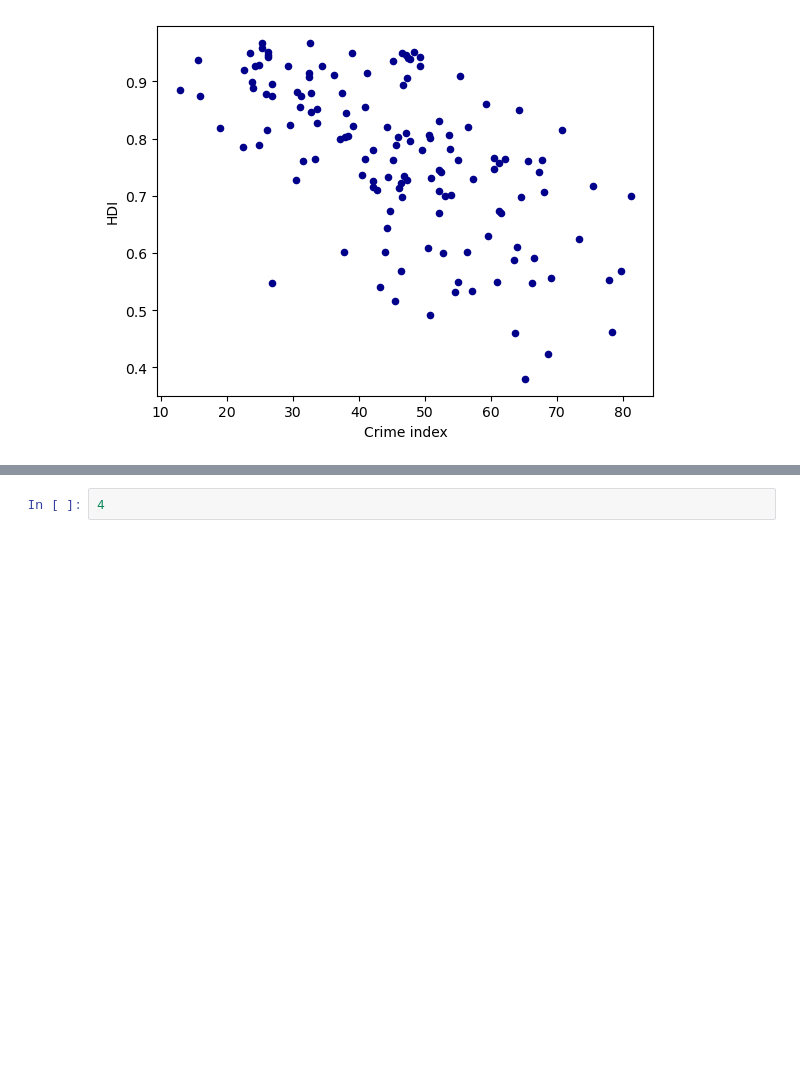
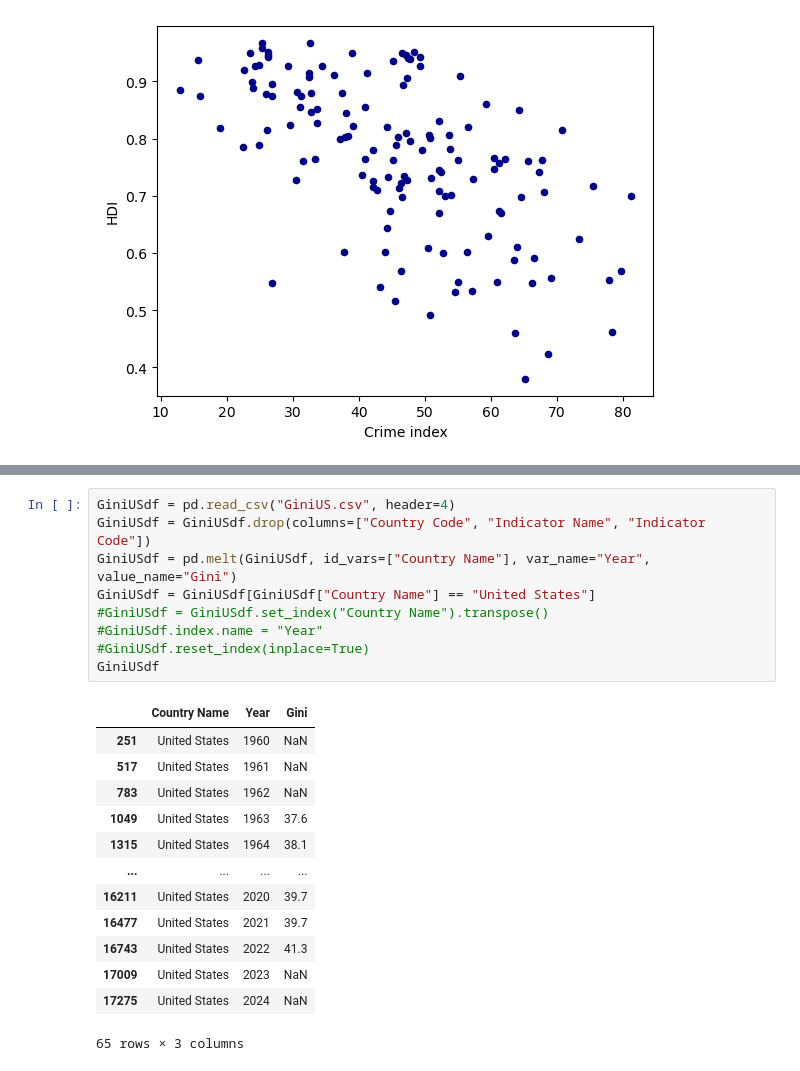
Before and after one commit to blueron05/730049432, a Jupyter notebook: projectCode.ipynb, the cells around one changed output, grey strips where cells are left out. Saved outputs shown, nothing was run; the diff lists cells and outputs as text; blank space fills up the shorter version.

```diff
--- a/projectCode.ipynb
+++ b/projectCode.ipynb
@@ -125,2 +132,23 @@ scatter2 = crimevsgini.plot.scatter(x="Crime index", y="HDI", c='DarkBlue')
 # %%
-4
+GiniUSdf = pd.read_csv("GiniUS.csv", header=4)
+GiniUSdf = GiniUSdf.drop(columns=["Country Code", "Indicator Name", "Indicator Code"])
+GiniUSdf = pd.melt(GiniUSdf, id_vars=["Country Name"], var_name="Year", value_name="Gini")
+GiniUSdf = GiniUSdf[GiniUSdf["Country Name"] == "United States"]
+#GiniUSdf = GiniUSdf.set_index("Country Name").transpose()
+#GiniUSdf.index.name = "Year"
+#GiniUSdf.reset_index(inplace=True)
+GiniUSdf
+# %% [output]
+|  | Country Name | Year | Gini |
+| 251 | United States | 1960 | NaN |
+| 517 | United States | 1961 | NaN |
+| 783 | United States | 1962 | NaN |
+| 1049 | United States | 1963 | 37.6 |
+| 1315 | United States | 1964 | 38.1 |
+| ... | ... | ... | ... |
+| 16211 | United States | 2020 | 39.7 |
+| 16477 | United States | 2021 | 39.7 |
+| 16743 | United States | 2022 | 41.3 |
+| 17009 | United States | 2023 | NaN |
+| 17275 | United States | 2024 | NaN |
+65 rows × 3 columns
```
Also changed, not shown: parts of 2 cells of this notebook, 5 other files.
